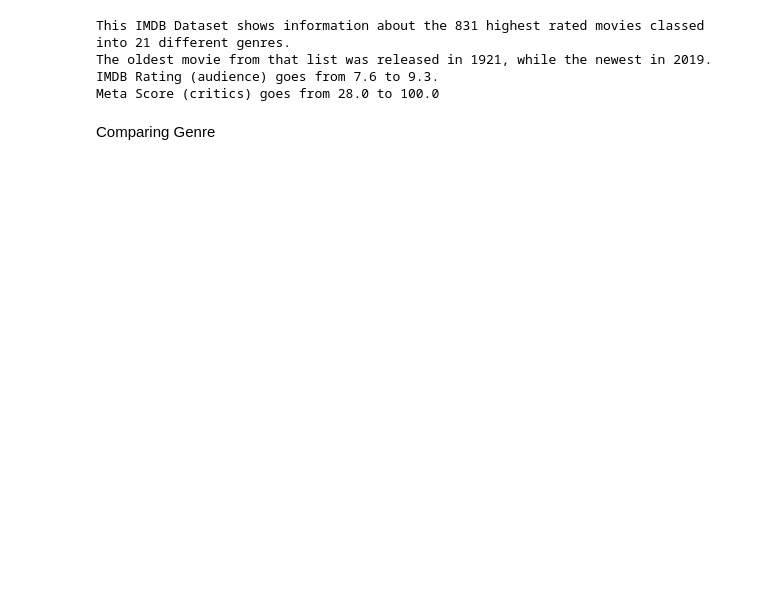
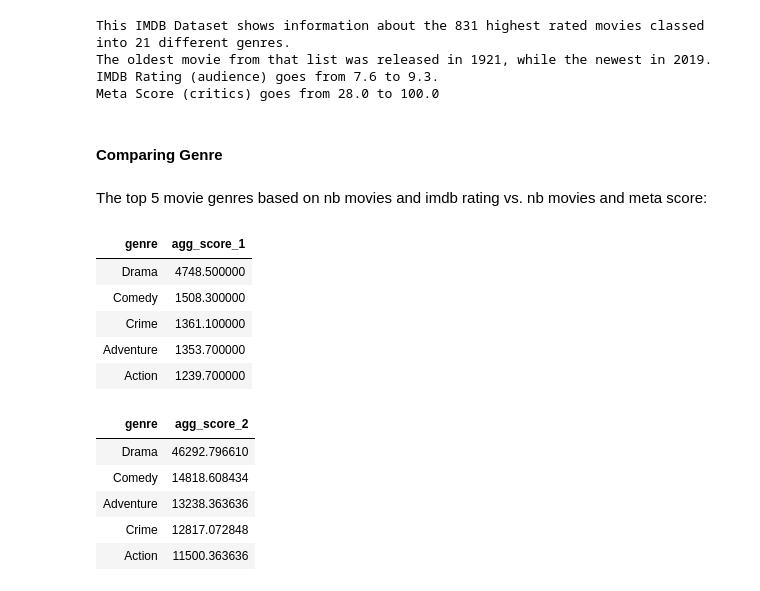
Before and after one commit to raphaeldahomay/school_da_project_m2, a Jupyter notebook: bo_da_imdb.ipynb, the cells around one changed output. Cells and saved outputs as stored; diff of their text form; code cells hidden in the pictures; blank space fills up the shorter version.

```diff
--- a/bo_da_imdb.ipynb
+++ b/bo_da_imdb.ipynb
@@ -228,4 +229,37 @@ The oldest movie from that list was released in 1921, while the newest in 2019.
 IMDB Rating (audience) goes from 7.6 to 9.3.
 Meta Score (critics) goes from 28.0 to 100.0
 # %% [markdown]
-Comparing Genre
+#### Comparing Genre
+# %%
+genre_list = genres.columns.to_list()
+genre_dict = {}
+for i in genre_list:
+    total_movies = np.sum(imdb_df[i])
+    avg_imdb_rating = np.average(imdb_df["imdb_rating"].loc[imdb_df[i] == 1])
+    avg_gross = np.average(imdb_df["gross"].loc[imdb_df[i] == 1])
+    avg_meta_score = np.nanmean(imdb_df["meta_score"].loc[imdb_df[i] == 1])
+    agg_score_1 = total_movies * avg_imdb_rating
+    agg_score_2 = total_movies * avg_meta_score
+    genre_dict[i] = [total_movies, avg_imdb_rating, agg_score_1, avg_gross, agg_score_2]
+# %%
+genre_df = pd.DataFrame(genre_dict).T.reset_index()
+genre_df = genre_df.rename(columns={'index': 'genre', 0: 'nb_movies', 1: 'avg_imdb_rating', 2: 'agg_score_1', 3: 'avg_gross', 4: 'agg_score_2'})
+# %% [markdown]
+The top 5 movie genres based on nb movies and imdb rating vs. nb movies and meta score:
+# %%
+df_1 = genre_df.loc[:,['genre', 'agg_score_1']].sort_values('agg_score_1', ascending=False).iloc[:5].style.hide(axis="index")
+df_2 = genre_df.loc[:,['genre', 'agg_score_2']].sort_values('agg_score_2', ascending=False).iloc[:5].style.hide(axis="index")
+display(df_1, df_2)
+# %% [output]
+| genre | agg_score_1 |
+| Drama | 4748.500000 |
+| Comedy | 1508.300000 |
+| Crime | 1361.100000 |
+| Adventure | 1353.700000 |
+| Action | 1239.700000 |
+| genre | agg_score_2 |
+| Drama | 46292.796610 |
+| Comedy | 14818.608434 |
+| Adventure | 13238.363636 |
+| Crime | 12817.072848 |
+| Action | 11500.363636 |
```
Also changed, not shown: parts of 16 cells of this notebook.
